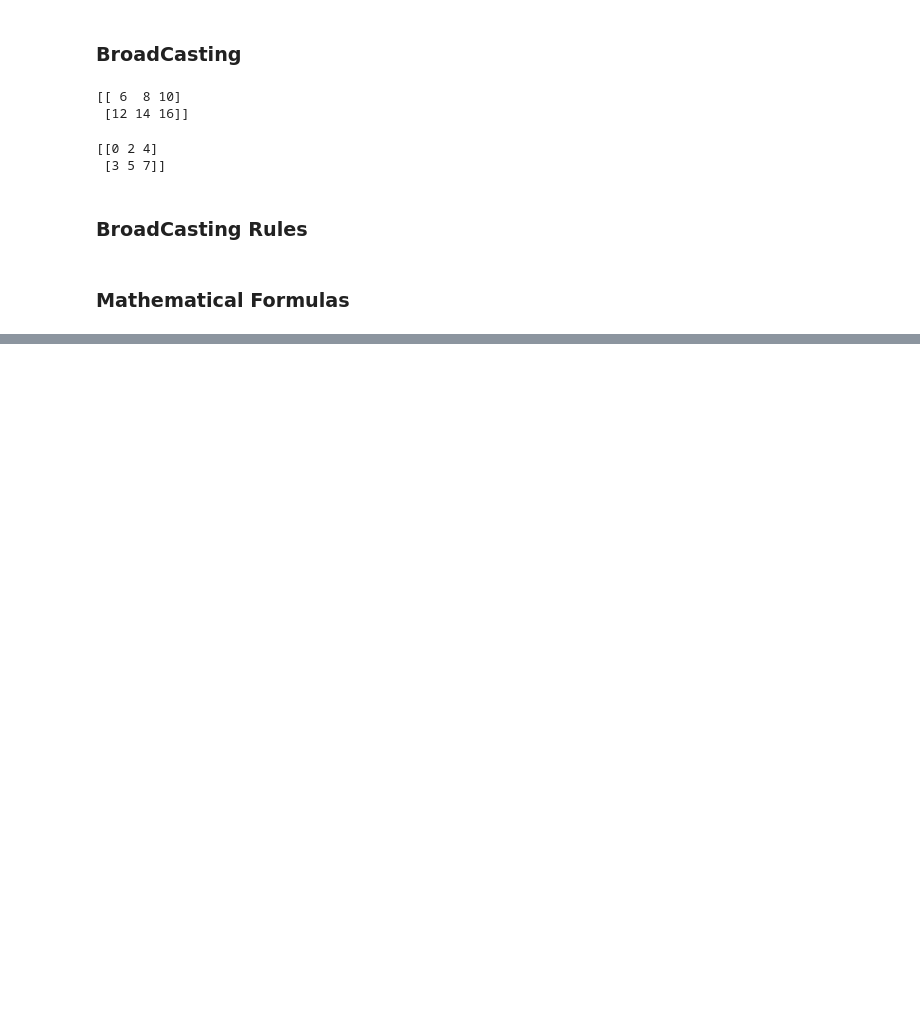
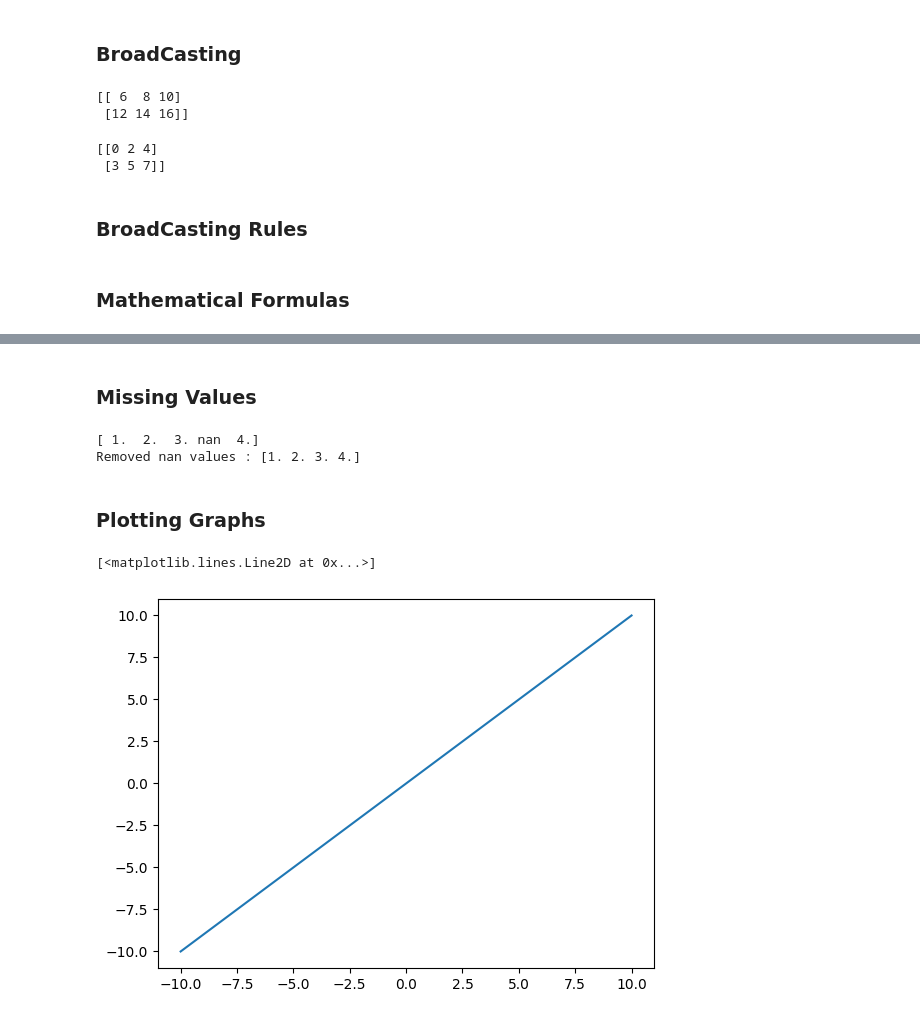
Before and after one commit to Pankaj-Jhajhria/Advanced_Python, a Jupyter notebook: Libraries/1_Numpy.ipynb, the cells around one changed output, grey strips where cells are left out. Saved outputs shown, nothing was run; the diff lists cells and outputs as text; code cells hidden in the pictures; blank space fills up the shorter version.

Commit message:
add some of mathematical formulas and ploting graphs

```diff
--- a/Libraries/1_Numpy.ipynb
+++ b/Libraries/1_Numpy.ipynb
@@ -570,0 +602,21 @@ print(a+b)
+# %% [markdown]
+### Missing Values
+# %%
+a =np.array([1,2,3,np.nan,4])
+print(a)
+
+print("Removed nan values :",a[~np.isnan(a)])
+# %% [output]
+[ 1.  2.  3. nan  4.]
+Removed nan values : [1. 2. 3. 4.]
+# %% [markdown]
+### Plotting Graphs
+# %%
+# 2d plot
+import matplotlib.pyplot as plt
+x=np.linspace(-10,10,100)
+y=x
+plt.plot(x,y)
+# %% [output]
+[<matplotlib.lines.Line2D at 0x...>]
+[figure, added]
```
Also changed, not shown: parts of 7 cells of this notebook.
